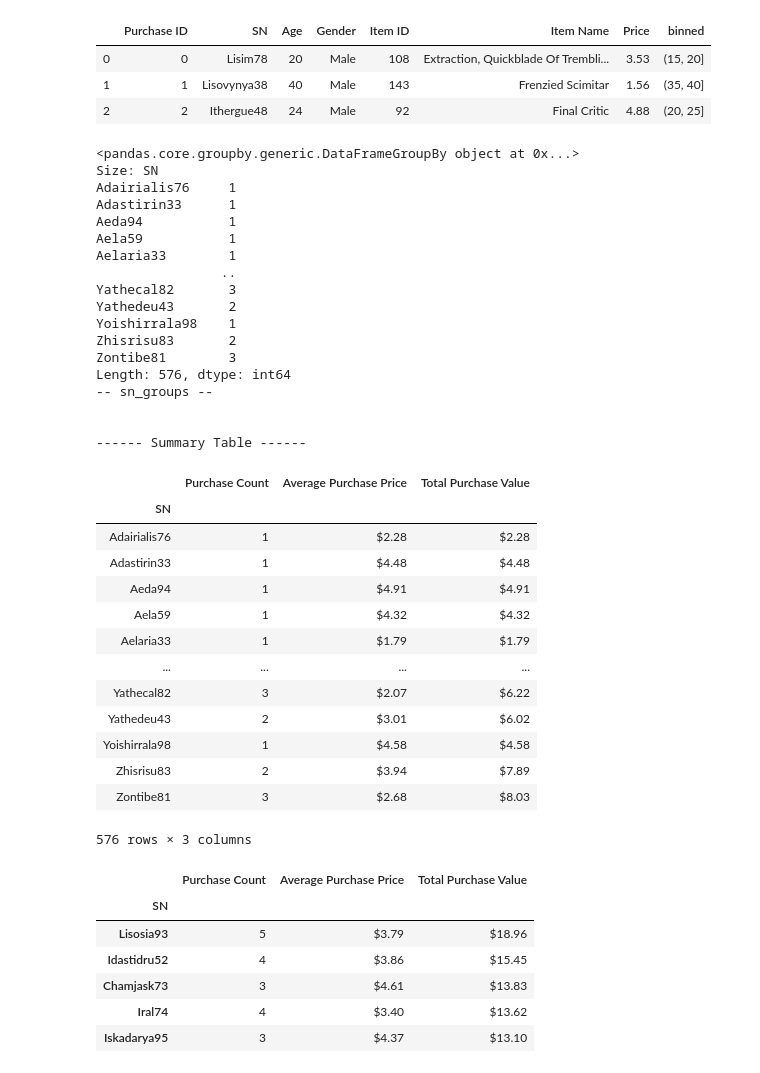
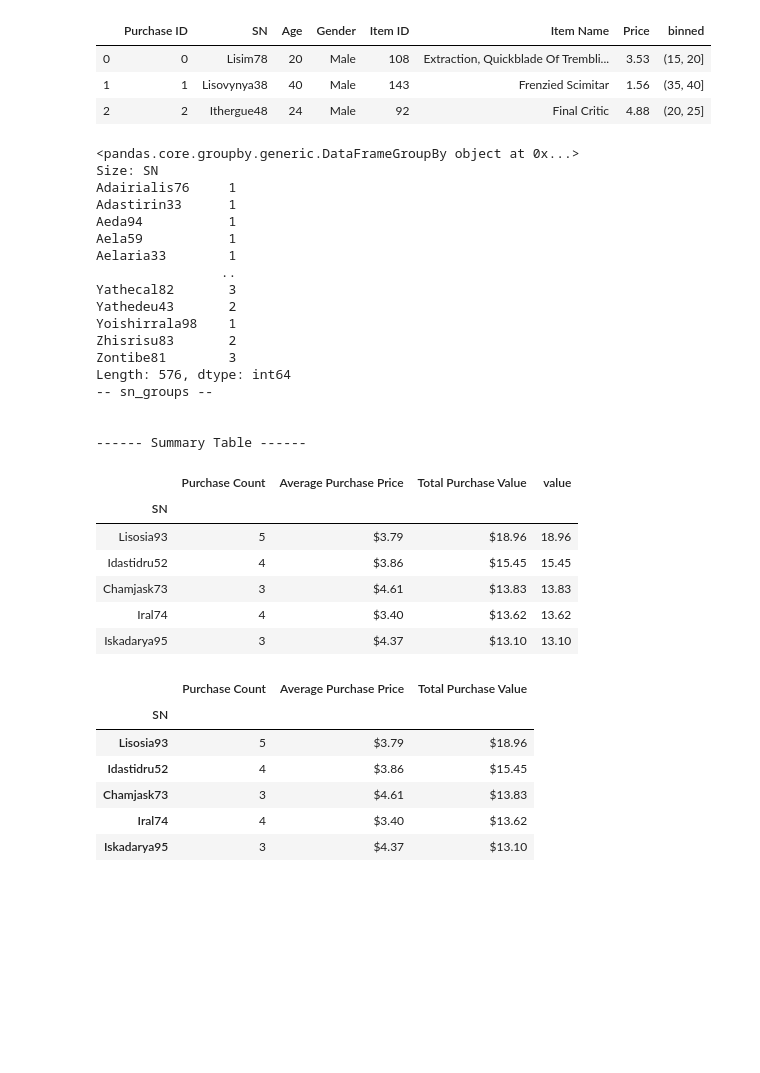
Before and after one commit to tigerkennedycosmos/pandas-challenge, a Jupyter notebook: HeroesOfPymoli_second.ipynb, the cells around one changed output. Saved outputs shown, nothing was run; the diff lists cells and outputs as text; code cells hidden in the pictures; blank space fills up the shorter version.

```diff
--- a/HeroesOfPymoli_second.ipynb
+++ b/HeroesOfPymoli_second.ipynb
@@ -317,48 +317,45 @@ print('-- sn_groups --')
 print()
 summary_table = pd.DataFrame({
     "Purchase Count":sn_groups["Price"].count(),
     "Average Purchase Price":sn_groups["Price"].mean(),
     "Total Purchase Value":sn_groups["Price"].sum()
 })
 summary_table["Total Purchase Value"] = summary_table["Total Purchase Value"].map("${:,.2f}".format)
 summary_table["Average Purchase Price"] = summary_table["Average Purchase Price"].map("${:,.2f}".format)
+#summary_table.sort_values( summary_table['Total Purchase Value'][2:].astype(float), ascending=False, inplace=True)
 
+summary_table['value'] = summary_table['Total Purchase Value'].apply(lambda s: float(s[1:]))
+summary2 = summary_table.sort_values('value', ascending=False)
+summary2.drop('value', axis=1)
 
 print('\n------ Summary Table ------')
-summary_table
+summary2.head(5)
 # %% [output]
 <pandas.core.groupby.generic.DataFrameGroupBy object at 0x...>
 Size: SN
 Adairialis76     1
 Adastirin33      1
 Aeda94           1
 Aela59           1
 Aelaria33        1
                 ..
 Yathecal82       3
 Yathedeu43       2
 Yoishirrala98    1
 Zhisrisu83       2
 Zontibe81        3
 Length: 576, dtype: int64
 -- sn_groups --
 
 
 ------ Summary Table ------
-|  | Purchase Count | Average Purchase Price | Total Purchase Value |
-| SN |  |  |  |
-| Adairialis76 | 1 | $2.28 | $2.28 |
-| Adastirin33 | 1 | $4.48 | $4.48 |
-| Aeda94 | 1 | $4.91 | $4.91 |
-| Aela59 | 1 | $4.32 | $4.32 |
-| Aelaria33 | 1 | $1.79 | $1.79 |
-| ... | ... | ... | ... |
-| Yathecal82 | 3 | $2.07 | $6.22 |
-| Yathedeu43 | 2 | $3.01 | $6.02 |
-| Yoishirrala98 | 1 | $4.58 | $4.58 |
-| Zhisrisu83 | 2 | $3.94 | $7.89 |
-| Zontibe81 | 3 | $2.68 | $8.03 |
+|  | Purchase Count | Average Purchase Price | Total Purchase Value | value |
+| SN |  |  |  |  |
+| Lisosia93 | 5 | $3.79 | $18.96 | 18.96 |
+| Idastidru52 | 4 | $3.86 | $15.45 | 15.45 |
+| Chamjask73 | 3 | $4.61 | $13.83 | 13.83 |
+| Iral74 | 4 | $3.40 | $13.62 | 13.62 |
+| Iskadarya95 | 3 | $4.37 | $13.10 | 13.10 |
-576 rows × 3 columns
 # %%
 # %% [output]
 |  | Purchase Count | Average Purchase Price | Total Purchase Value |
```
Also changed, not shown: parts of 4 cells of this notebook.
